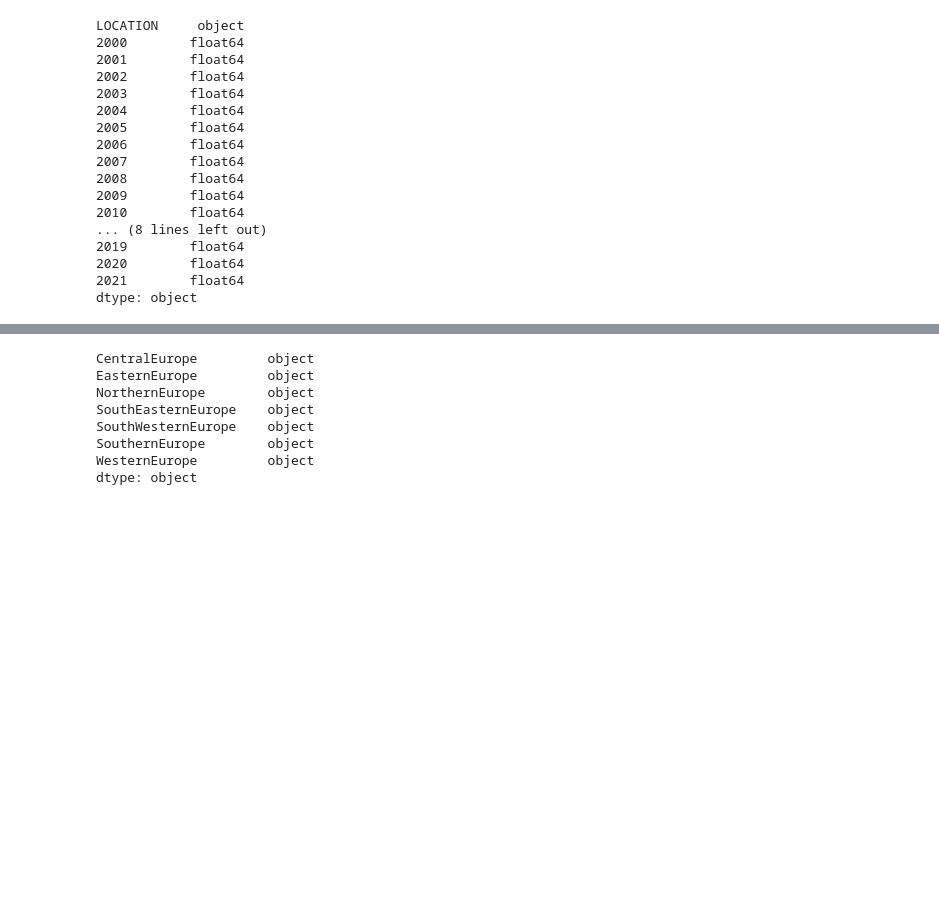
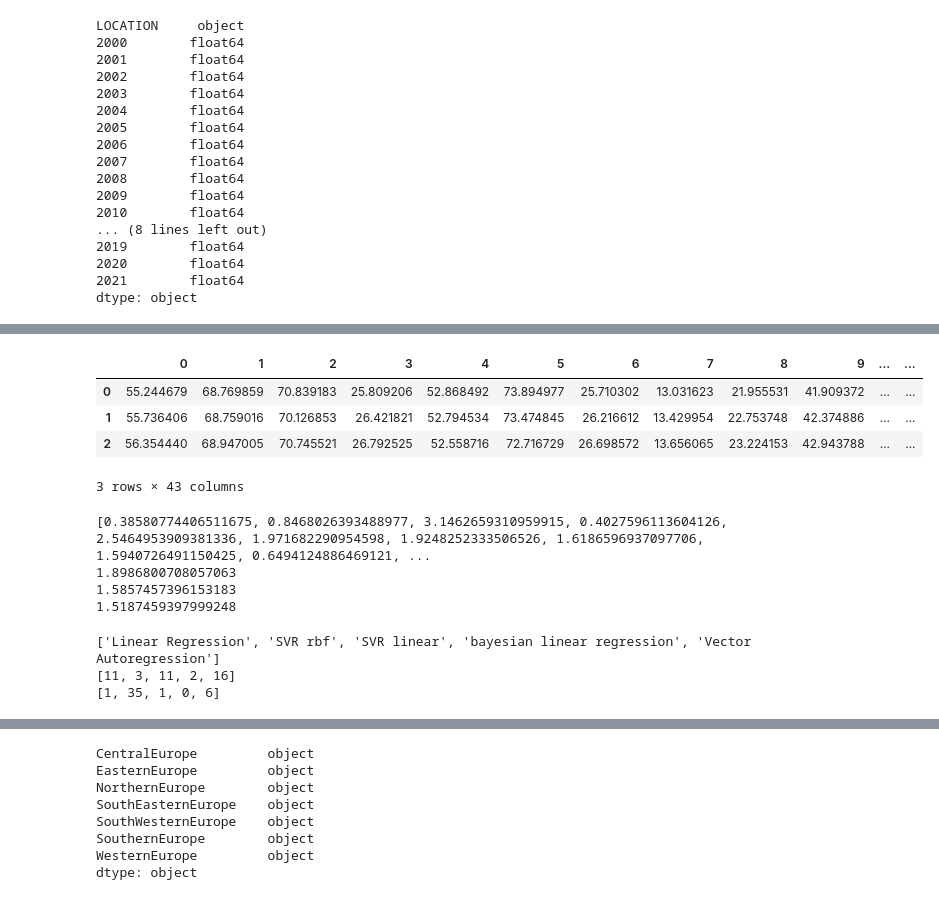
Before and after one commit to JoanneLin168/ADS-European-Productivity, a Jupyter notebook: Notebooks/Productivity_predictions.ipynb, the cells around one changed output, grey strips where cells are left out. Saved outputs shown, nothing was run; the diff lists cells and outputs as text; code cells hidden in the pictures; blank space fills up the shorter version.

Commit message:
comparing model results

```diff
--- a/Notebooks/Productivity_predictions.ipynb
+++ b/Notebooks/Productivity_predictions.ipynb
@@ -454,5 +474,8 @@ sns.heatmap(corrmap)
+# %%
+train = df.drop(['LOCATION','2019', '2020','2021'] , axis =1).transpose()
+test = df.drop(['LOCATION','2018', '2017','2016','2015', '2014', '2013', '2012', '2011', '2010', '2009', '2008', '2007', '2006', '2005', '2004', '2003', '2002', '2001', '2000'] , axis =1).transpose()
 # %%
 #there are too many countries for the model two work so I just dropped countries untill it worked
-model = VAR(df.drop(['LOCATION'] , axis =1).transpose().drop([42,41,40,39,38,37,36,35,34,33,32,31,30,29,28,27,26,25,24,23,22,21,20], axis = 1))
+model = VAR(train)
 # %%
-result = model.fit(2)
+result = model.fit()
@@ -488,0 +482,12 @@ result.plot_acorr()
+# %%
+lag_order = result.k_ar
+input_forecast = np.asarray(train.astype(np.float64))[-lag_order:]
+
+forecast_df = pd.DataFrame(result.forecast(input_forecast,steps=3))
+forecast_df
+# %% [output]
+|  | 0 | 1 | 2 | 3 | 4 | 5 | 6 | 7 | 8 | 9 | ... | ... |
+| 0 | 55.244679 | 68.769859 | 70.839183 | 25.809206 | 52.868492 | 73.894977 | 25.710302 | 13.031623 | 21.955531 | 41.909372 | ... | ... |
+| 1 | 55.736406 | 68.759016 | 70.126853 | 26.421821 | 52.794534 | 73.474845 | 26.216612 | 13.429954 | 22.753748 | 42.374886 | ... | ... |
+| 2 | 56.354440 | 68.947005 | 70.745521 | 26.792525 | 52.558716 | 72.716729 | 26.698572 | 13.656065 | 23.224153 | 42.943788 | ... | ... |
+3 rows × 43 columns
@@ -488,0 +497,15 @@ result.plot_acorr()
+# %%
+rsme = []
+for i in range(len(forecast)):
+    rsme.append(mean_squared_error(test[i], forecast[i], squared=False))
+print(rsme)
+print(np.mean(rsme))
+print((np.sum(rsme)-15.041921980802)/(len(rsme)-1))
+print((np.sum(rsme)-15.041921980802-4.332737532046457)/(len(rsme)-2))
+all_results.append(rsme)
+all_models.append('Vector Autoregression')
+# %% [output]
+[0.38580774406511675, 0.8468026393488977, 3.1462659310959915, 0.4027596113604126, 2.5464953909381336, 1.971682290954598, 1.9248252333506526, 1.6186596937097706, 1.5940726491150425, 0.6494124886469121, ...
+1.8986800708057063
+1.5857457396153183
+1.5187459397999248
@@ -488,0 +515,14 @@ result.plot_acorr()
+# %%
+best_count= [0,0,0,0,0]
+worst_count = [0,0,0,0,0]
+for country in all_results:
+    best_count[country.tolist().index(min(country))]+=1
+    worst_count[country.tolist().index(max(country))]+=1
+
+print(all_models)
+print(best_count)
+print(worst_count)
+# %% [output]
+['Linear Regression', 'SVR rbf', 'SVR linear', 'bayesian linear regression', 'Vector Autoregression']
+[11, 3, 11, 2, 16]
+[1, 35, 1, 0, 6]
```
Also changed, not shown: parts of 13 cells of this notebook.
